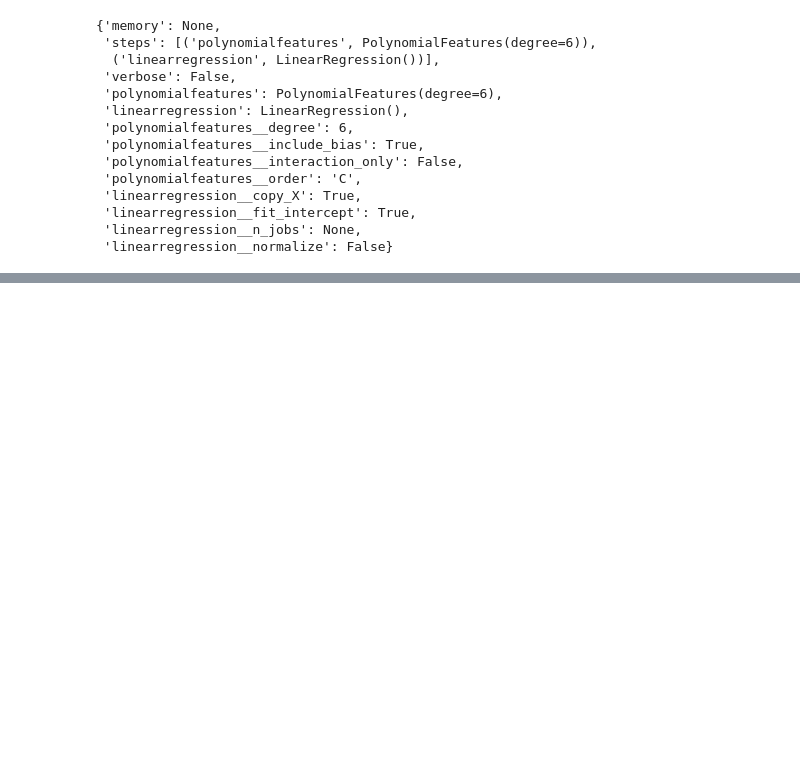
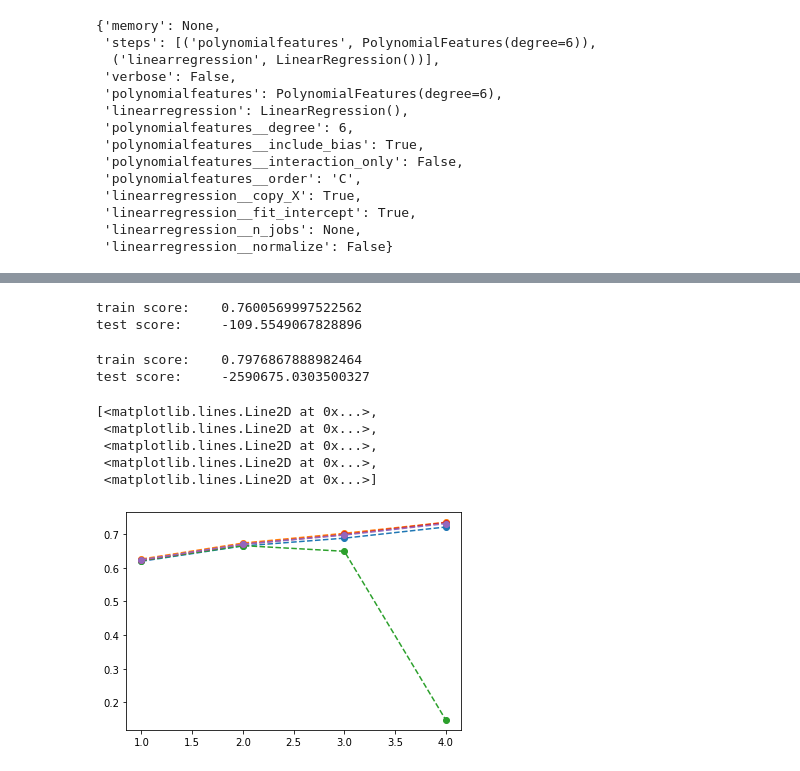
Before and after one commit to manasanoolu7/Belgium-prices-prediction, a Jupyter notebook: assets/different_kind_regressions.ipynb, the cells around one changed output, grey strips where cells are left out. Cells and saved outputs as stored; diff of their text form; code cells hidden in the pictures; blank space fills up the shorter version.

```diff
--- a/assets/different_kind_regressions.ipynb
+++ b/assets/different_kind_regressions.ipynb
@@ -252,0 +307,41 @@ Text(0.5, 1.0, 'Validation Curve with Polynomial Regression\n5-fold Cross-Valida
+# %%
+degree = 5
+poly_reg = make_pipeline(RobustScaler(), PolynomialFeatures(degree), LinearRegression())
+
+poly_reg.fit(X_train, y_train)
+score_train = poly_reg.score(X_train, y_train)
+score_test = poly_reg.score(X_test, y_test)
+print(f'train score:\t{score_train}\ntest score:\t{score_test}')
+# %% [output]
+train score:    0.7600569997522562
+test score:     -109.5549067828896
+# %%
+degree = 6
+poly_reg = make_pipeline(RobustScaler(), PolynomialFeatures(degree), LinearRegression())
+
+poly_reg.fit(X_train, y_train)
+score_train = poly_reg.score(X_train, y_train)
+score_test = poly_reg.score(X_test, y_test)
+print(f'train score:\t{score_train}\ntest score:\t{score_test}')
+# %% [output]
+train score:    0.7976867888982464
+test score:     -2590675.0303500327
+# %%
+pipe = make_pipeline(RobustScaler(), PolynomialFeatures(), LinearRegression())
+np.random.seed(4)
+degree_range = np.arange(1,5)
+k = 5
+train_scores, valid_scores = validation_curve(pipe,
+                                              X_train, y_train,
+                                              param_name='polynomialfeatures__degree',
+                                              param_range=degree_range,
+                                              cv=k)
+# %%
+plt.plot(degree_range, train_scores,  marker='o', linestyle='--')
+# %% [output]
+[<matplotlib.lines.Line2D at 0x...>,
+ <matplotlib.lines.Line2D at 0x...>,
+ <matplotlib.lines.Line2D at 0x...>,
+ <matplotlib.lines.Line2D at 0x...>,
+ <matplotlib.lines.Line2D at 0x...>]
+[figure, added]
```
Also changed, not shown: parts of 32 cells of this notebook, 1 other file.
